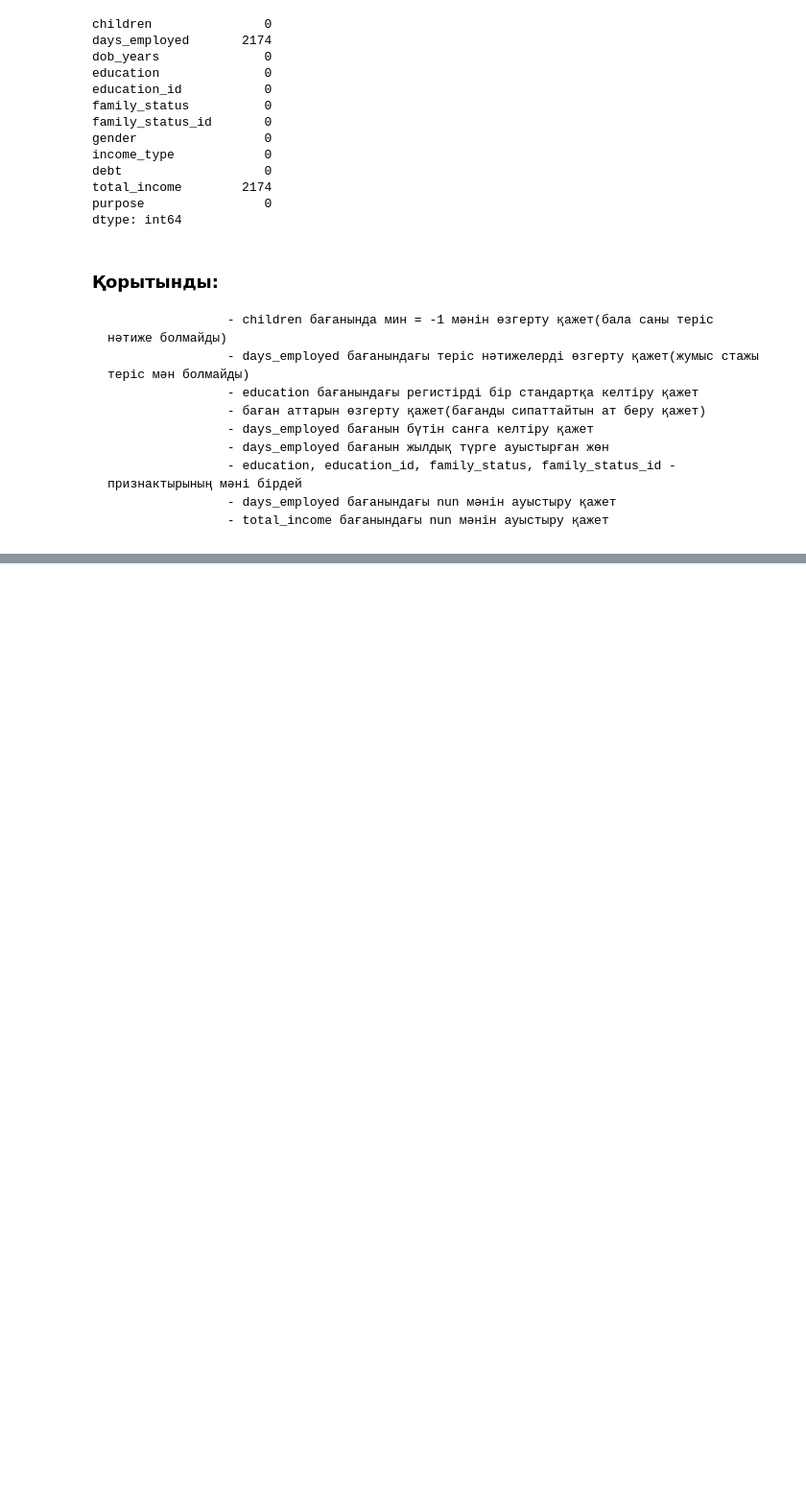
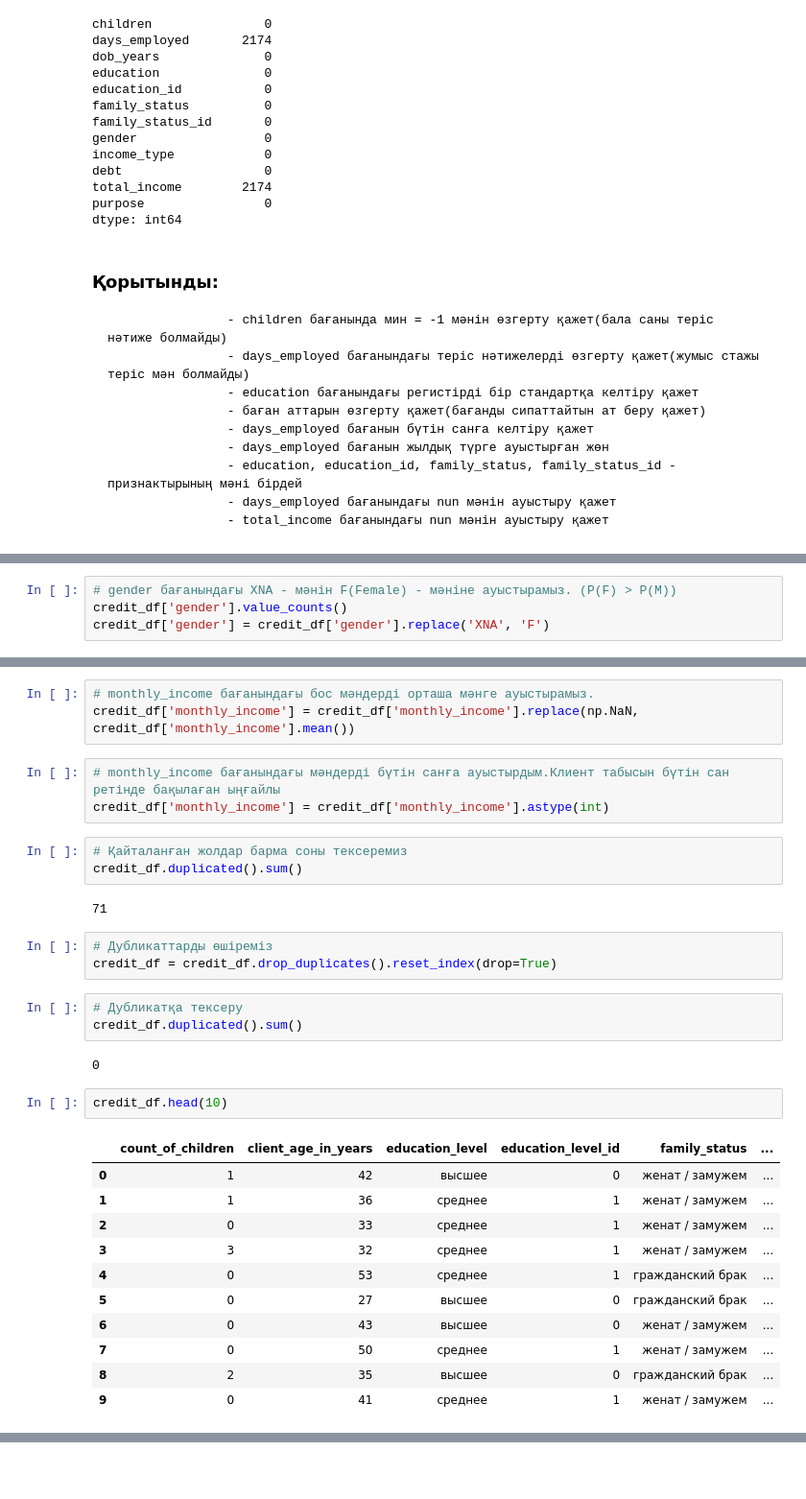
Before and after one commit to Bakytzhann/Data-Analysis, a Jupyter notebook: Credit_Scoring(Data_Preprocessing).ipynb, the cells around one changed output, grey strips where cells are left out. Shown: that part at 96% size. Cells and saved outputs as stored; diff of their text form; blank space fills up the shorter version.

```diff
--- a/Credit_Scoring(Data_Preprocessing).ipynb
+++ b/Credit_Scoring(Data_Preprocessing).ipynb
@@ -124,0 +283,4 @@ dtype: int64
+# %%
+# gender бағанындағы XNA - мәнін F(Female) - мәніне ауыстырамыз. (P(F) > P(M))
+credit_df['gender'].value_counts()
+credit_df['gender'] = credit_df['gender'].replace('XNA', 'F')
@@ -124,0 +315,33 @@ dtype: int64
+# %%
+# monthly_income бағанындағы бос мәндерді орташа мәнге ауыстырамыз.
+credit_df['monthly_income'] = credit_df['monthly_income'].replace(np.NaN, credit_df['monthly_income'].mean())
+# %%
+# monthly_income бағанындағы мәндерді бүтін санға ауыстырдым.Клиент табысын бүтін сан ретінде бақылаған ыңғайлы
+credit_df['monthly_income'] = credit_df['monthly_income'].astype(int)
+# %%
+# Қайталанған жолдар барма соны тексеремиз
+credit_df.duplicated().sum()
+# %% [output]
+71
+# %%
+# Дубликаттарды өшіреміз
+credit_df = credit_df.drop_duplicates().reset_index(drop=True)
+# %%
+# Дубликатқа тексеру
+credit_df.duplicated().sum()
+# %% [output]
+0
+# %%
+credit_df.head(10)
+# %% [output]
+|  | count_of_children | client_age_in_years | education_level | education_level_id | family_status | ... |
+| 0 | 1 | 42 | высшее | 0 | женат / замужем | ... |
+| 1 | 1 | 36 | среднее | 1 | женат / замужем | ... |
+| 2 | 0 | 33 | среднее | 1 | женат / замужем | ... |
+| 3 | 3 | 32 | среднее | 1 | женат / замужем | ... |
+| 4 | 0 | 53 | среднее | 1 | гражданский брак | ... |
+| 5 | 0 | 27 | высшее | 0 | гражданский брак | ... |
+| 6 | 0 | 43 | высшее | 0 | женат / замужем | ... |
+| 7 | 0 | 50 | среднее | 1 | женат / замужем | ... |
+| 8 | 2 | 35 | высшее | 0 | гражданский брак | ... |
+| 9 | 0 | 41 | среднее | 1 | женат / замужем | ... |
```
Also changed, not shown: parts of 38 cells of this notebook.
